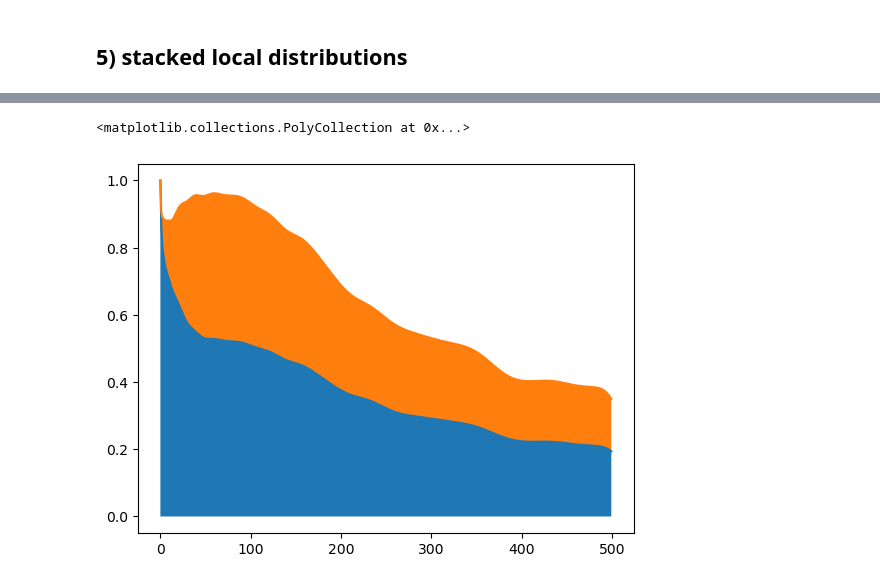
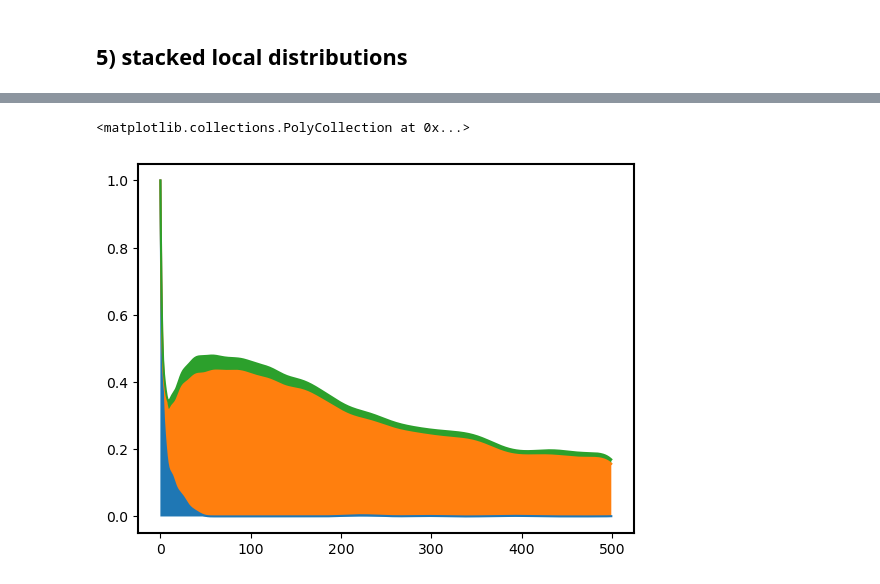
Before and after one commit to HiDiHlabs/sonar, a Jupyter notebook: sonar/plotting_functions_test.ipynb, the cells around one changed output, grey strips where cells are left out. Saved outputs shown, nothing was run; the diff lists cells and outputs as text; code cells hidden in the pictures.

```diff
--- a/sonar/plotting_functions_test.ipynb
+++ b/sonar/plotting_functions_test.ipynb
@@ -349,0 +575,3 @@ for i in ct_list:
+# %%
+son = sonar.Sonar(max_radius=rad_,linear_steps=lin, edge_correction=False)
+cooc_template_ = son.co_occurrence_from_tensor(rescaled,interpolate=True)
@@ -350,12 +599,15 @@ for i in ct_list:
 # %%
 # Trial of the upper function
 
 a = cooc_template_[6,6] + cooc_template_[6,2]
+b = a + cooc_template_[6,10]
 plt.plot(cooc_template_[6,6])
 plt.plot(a)
+plt.plot(b)
 
 plt.fill_between(list(range(0,500)),cooc_template_[6,6],0)
 plt.fill_between(list(range(0,500)),cooc_template_[6,6],a)
+plt.fill_between(list(range(0,500)),a,b)
 # %% [output]
 <matplotlib.collections.PolyCollection at 0x...>
-[figure, old version]
+[figure, new version]
```
Also changed, not shown: parts of 32 cells of this notebook, 1 other file.
